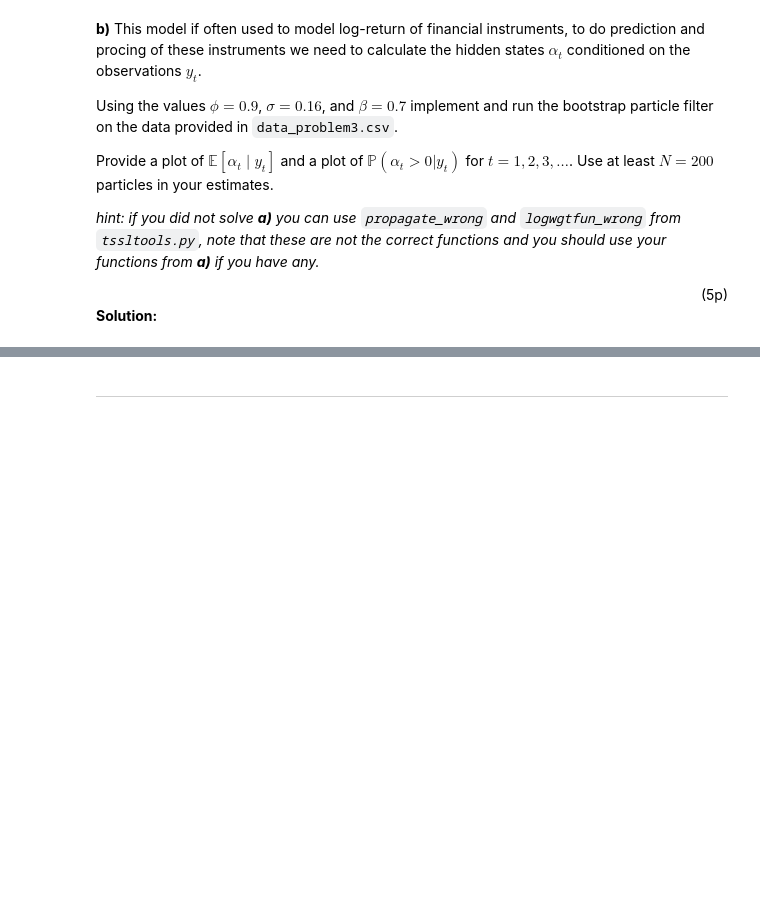
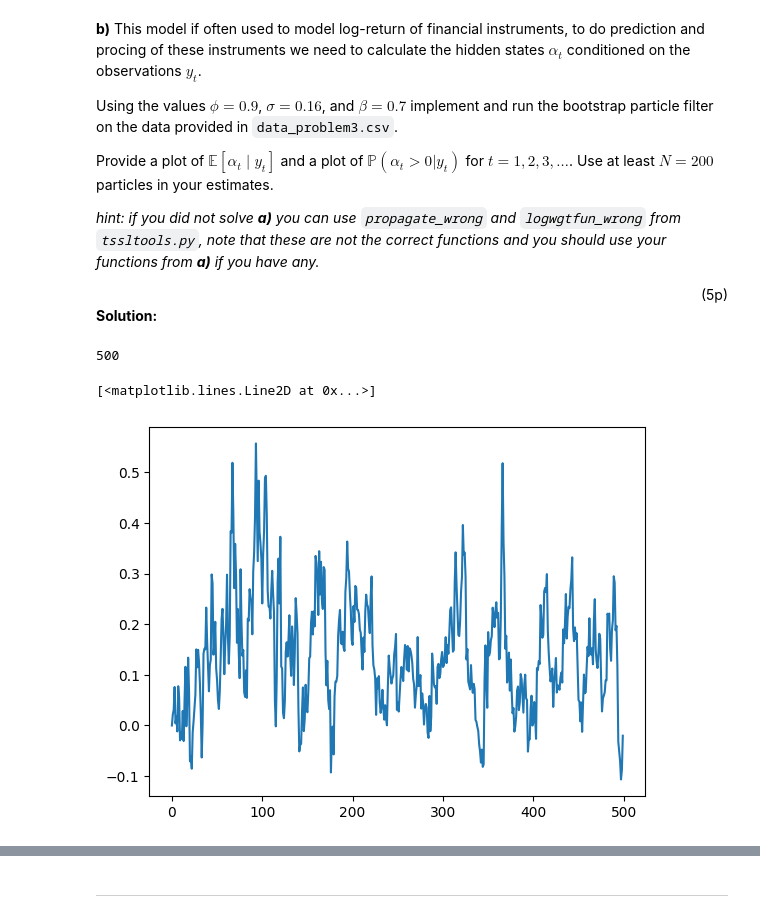
Before and after one commit to willewiik/Time-Series-and-Sequence-Learning, a Jupyter notebook: old_exams/exam_22_02_16_TS/Problem3.ipynb, the cells around one changed output, grey strips where cells are left out. Drawn from its saved outputs; the diff is of its cells as text; code cells hidden in the pictures; blank space fills up the shorter version.

```diff
--- a/old_exams/exam_22_02_16_TS/Problem3.ipynb
+++ b/old_exams/exam_22_02_16_TS/Problem3.ipynb
@@ -37,3 +63,44 @@ _hint: if you did not solve **a)** you can use `propagate_wrong` and `logwgtfun_
 <div style="text-align: right"> (5p) </div>
 
 **Solution:**
+# %%
+from tssltools import exp_norm, smc_res, logwgtfun_wrong
+
+def ESS(wgt):
+  ess = np.sum(wgt)**2 / (np.sum(wgt**2))
+  return ess
+
+def bpf(y, numParticles, phi, sigma , beta):
+  N = numParticles
+  n = len(y)
+  particles = np.zeros((N,n),dtype = float)
+  logW = np.zeros((N,n))
+  W = np.zeros((N,n))
+  alpha_filt = np.zeros(n)
+  N_eff = np.zeros(n)
+  logZ = 0
+  for t in range(n):
+    if t == 0:
+      particles[:,0] = np.zeros(N)
+    else:
+      ind = np.random.choice(N,N, replace = True, p = W[:, t-1])
+      resampled_particles = particles[ind,t-1]
+      particles[:,t] = propagate(resampled_particles, phi, sigma)
+
+    logW[:,t] = logwgtfun(particles[:,t], y[t], beta)
+    W[:,t], log_Z_now = exp_norm(logW[:,t])
+    logZ += log_Z_now - np.log(N)
+    N_eff[t] = ESS(W[:,t])
+    alpha_filt[t] = np.sum(particles[:,t] * W[:,t])
+
+  return smc_res(alpha_filt, particles, W, N_eff = N_eff, logZ = logZ)
+# %%
+data = pd.read_csv('data_problem3.csv',header=None)
+y = data
+print(len(y))
+bpf_result = bpf(y = np.array(y), numParticles = 200, phi =0.9, sigma = 0.16 , beta = 0.7)
+plt.plot(bpf_result.alpha_filt)
+# %% [output]
+500
+[<matplotlib.lines.Line2D at 0x...>]
+[figure, added]
```
Also changed, not shown: parts of 5 cells of this notebook.
